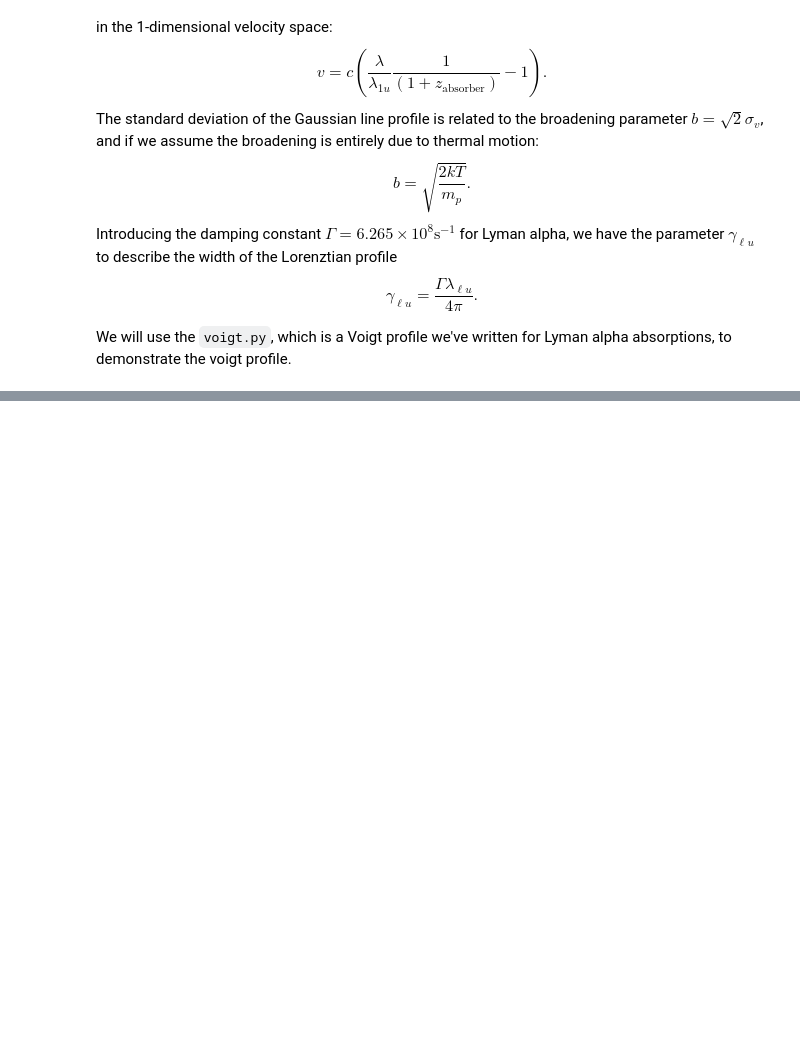
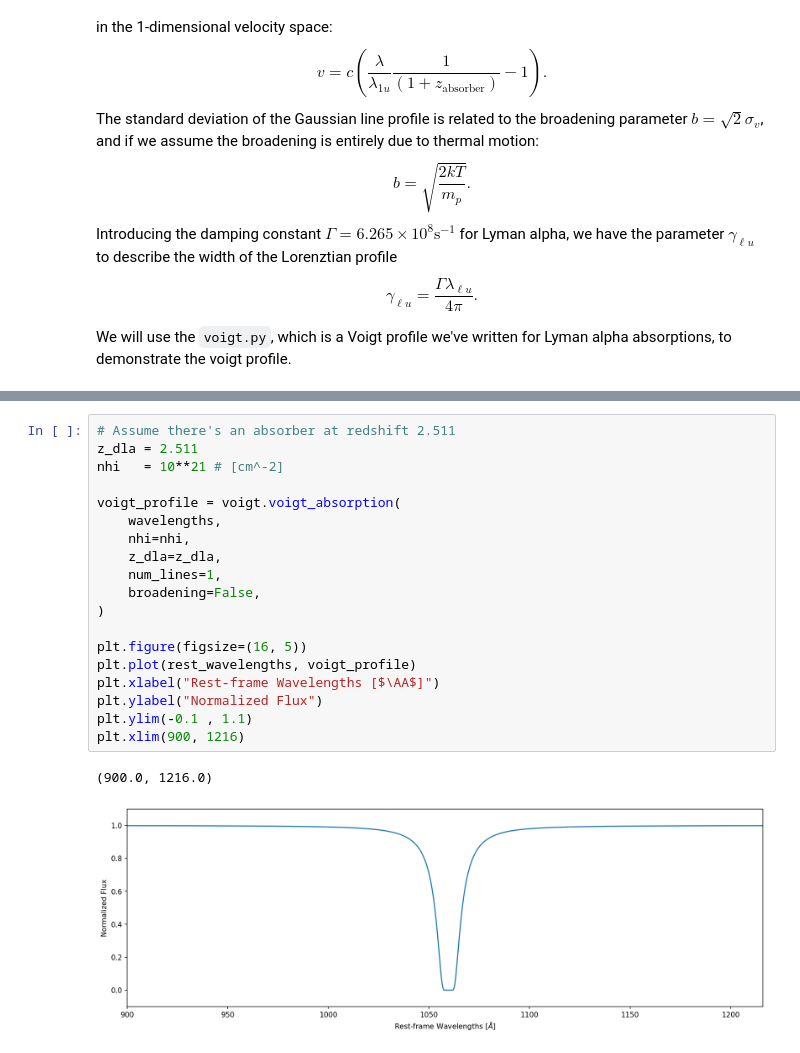
Before and after one commit to jibanCat/gpy_dla_detection, a Jupyter notebook: notebooks/Tutorial: Automate Lyman alpha Absorption Detection.ipynb, the cells around one changed output, grey strips where cells are left out. Cells and saved outputs as stored; diff of their text form; blank space fills up the shorter version.

```diff
--- a/notebooks/Tutorial: Automate Lyman alpha Absorption Detection.ipynb
+++ b/notebooks/Tutorial: Automate Lyman alpha Absorption Detection.ipynb
@@ -194,0 +204,22 @@ We will use the `voigt.py`, which is a Voigt profile we've written for Lyman alp
+# %%
+# Assume there's an absorber at redshift 2.511
+z_dla = 2.511
+nhi   = 10**21 # [cm^-2]
+
+voigt_profile = voigt.voigt_absorption(
+    wavelengths,
+    nhi=nhi,
+    z_dla=z_dla,
+    num_lines=1,
+    broadening=False,
+)
+
+plt.figure(figsize=(16, 5))
+plt.plot(rest_wavelengths, voigt_profile)
+plt.xlabel("Rest-frame Wavelengths [$\AA$]")
+plt.ylabel("Normalized Flux")
+plt.ylim(-0.1 , 1.1)
+plt.xlim(900, 1216)
+# %% [output]
+(900.0, 1216.0)
+[figure, added]
```
Also changed, not shown: parts of 23 cells of this notebook.
